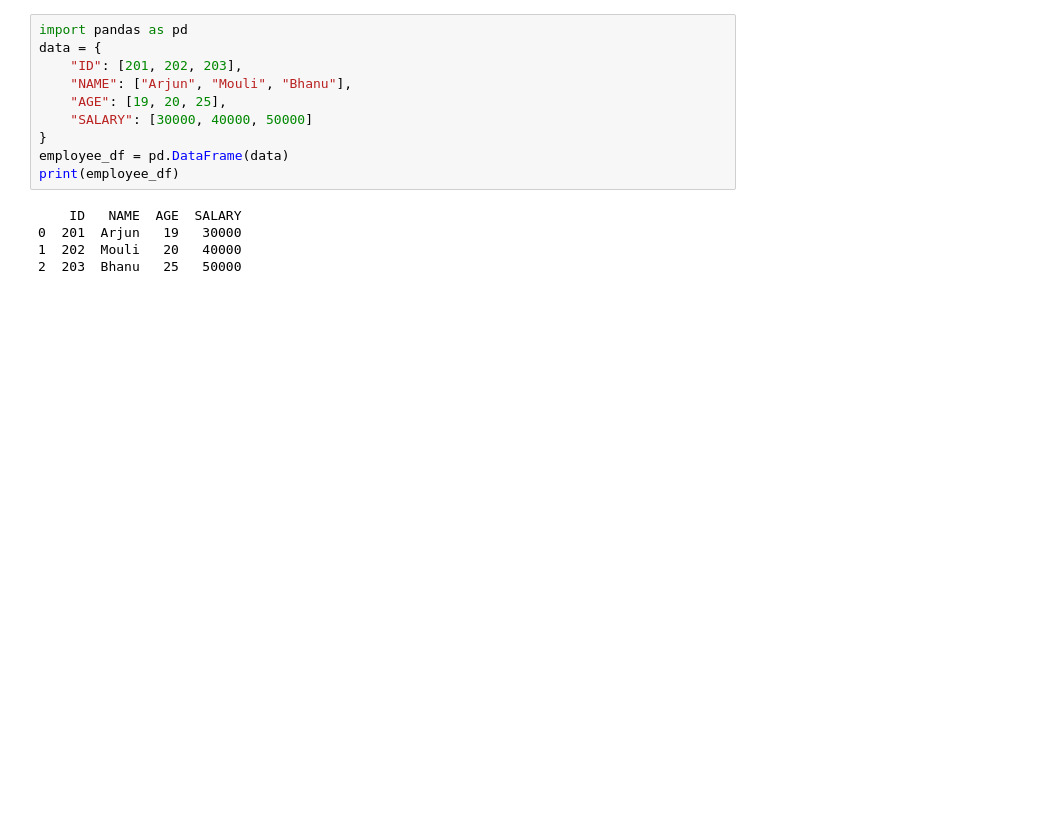
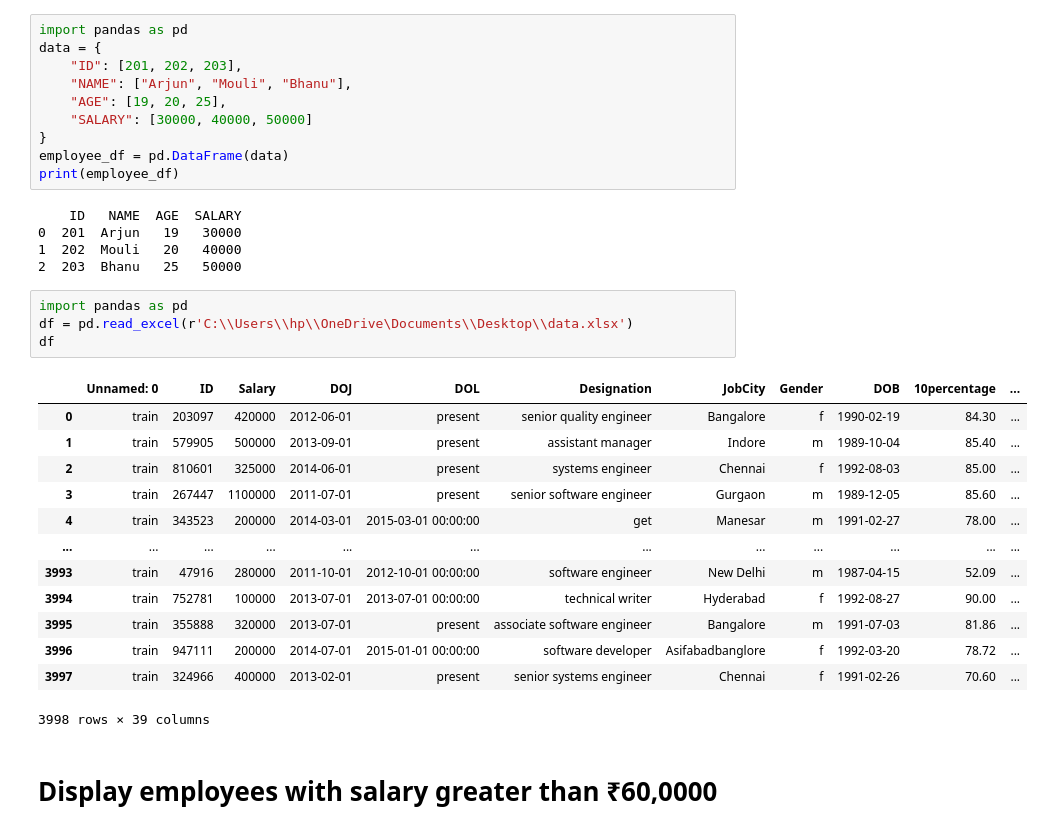
Before and after one commit to moulithatorati15/python-practice-and-projects, a Jupyter notebook: tasks.ipynb, the cells around one changed output. Drawn from its saved outputs; the diff is of its cells as text; blank space fills up the shorter version.

Commit message:
Updated data_types.ipynb with new changes

```diff
--- a/tasks.ipynb
+++ b/tasks.ipynb
@@ -401,3 +401,23 @@ print(employee_df)
 0  201  Arjun   19   30000
 1  202  Mouli   20   40000
 2  203  Bhanu   25   50000
+# %%
+import pandas as pd
+df = pd.read_excel(r'C:\\Users\\hp\\OneDrive\Documents\\Desktop\\data.xlsx')
+df
+# %% [output]
+|  | Unnamed: 0 | ID | Salary | DOJ | DOL | Designation | JobCity | Gender | DOB | 10percentage | ... |
+| 0 | train | 203097 | 420000 | 2012-06-01 | present | senior quality engineer | Bangalore | f | 1990-02-19 | 84.30 | ... |
+| 1 | train | 579905 | 500000 | 2013-09-01 | present | assistant manager | Indore | m | 1989-10-04 | 85.40 | ... |
+| 2 | train | 810601 | 325000 | 2014-06-01 | present | systems engineer | Chennai | f | 1992-08-03 | 85.00 | ... |
+| 3 | train | 267447 | 1100000 | 2011-07-01 | present | senior software engineer | Gurgaon | m | 1989-12-05 | 85.60 | ... |
+| 4 | train | 343523 | 200000 | 2014-03-01 | 2015-03-01 00:00:00 | get | Manesar | m | 1991-02-27 | 78.00 | ... |
+| ... | ... | ... | ... | ... | ... | ... | ... | ... | ... | ... | ... |
+| 3993 | train | 47916 | 280000 | 2011-10-01 | 2012-10-01 00:00:00 | software engineer | New Delhi | m | 1987-04-15 | 52.09 | ... |
+| 3994 | train | 752781 | 100000 | 2013-07-01 | 2013-07-01 00:00:00 | technical writer | Hyderabad | f | 1992-08-27 | 90.00 | ... |
+| 3995 | train | 355888 | 320000 | 2013-07-01 | present | associate software engineer | Bangalore | m | 1991-07-03 | 81.86 | ... |
+| 3996 | train | 947111 | 200000 | 2014-07-01 | 2015-01-01 00:00:00 | software developer | Asifabadbanglore | f | 1992-03-20 | 78.72 | ... |
+| 3997 | train | 324966 | 400000 | 2013-02-01 | present | senior systems engineer | Chennai | f | 1991-02-26 | 70.60 | ... |
+3998 rows × 39 columns
+# %% [markdown]
+# Display employees with salary greater than ₹60,0000
```
Also changed, not shown: parts of 13 cells of this notebook.
